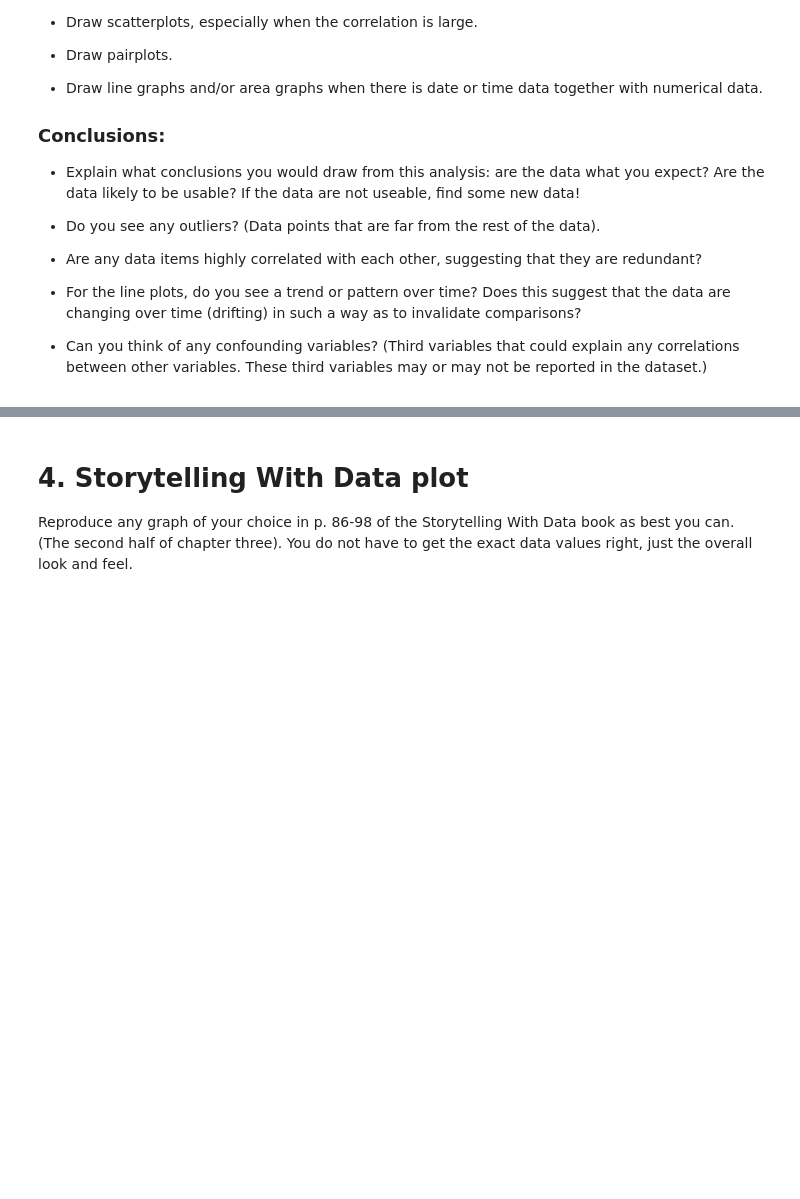
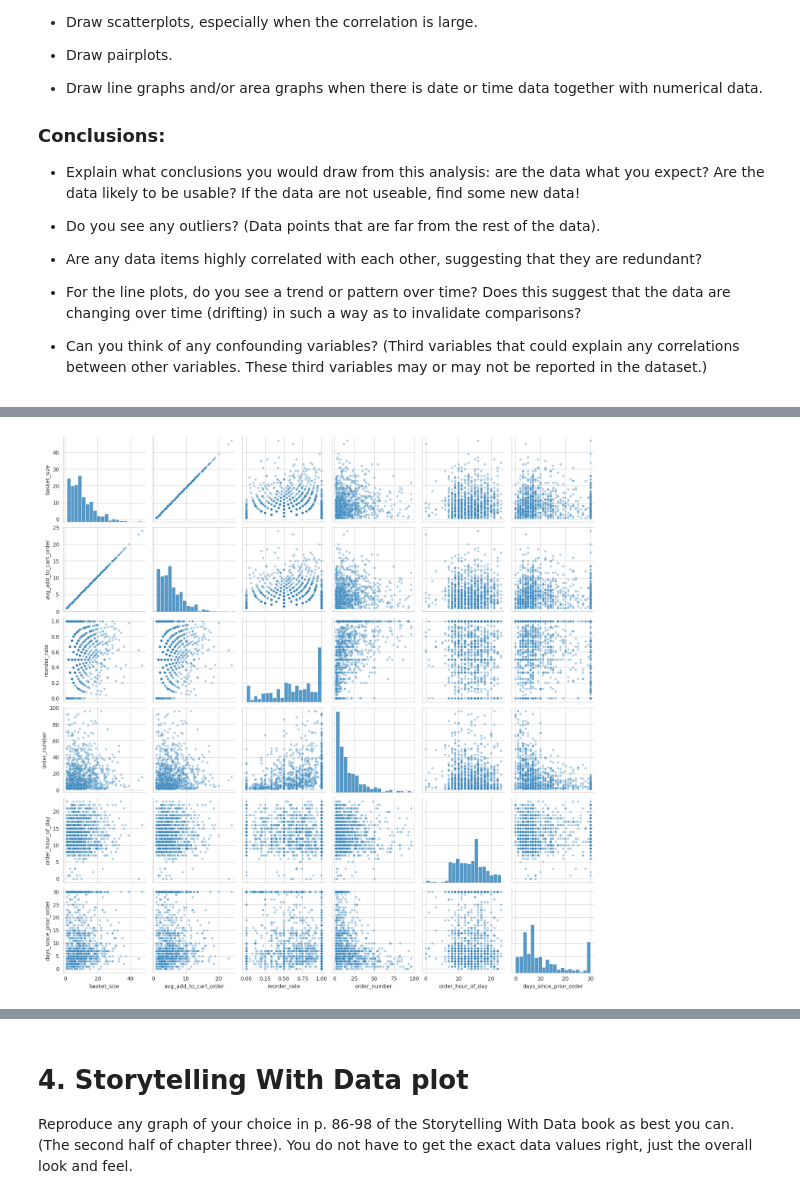
Before and after one commit to RevibeZ/DX699-Mod2-AI-for-Leaders, a Jupyter notebook: OMDS-ModB2-Week6-Pimentel-Erwin.ipynb, the cells around one changed output, grey strips where cells are left out. Saved outputs shown, nothing was run; the diff lists cells and outputs as text; code cells hidden in the pictures; blank space fills up the shorter version.

```diff
--- a/OMDS-ModB2-Week6-Pimentel-Erwin.ipynb
+++ b/OMDS-ModB2-Week6-Pimentel-Erwin.ipynb
@@ -90,0 +315,15 @@ This week, you will do the same types of exercises as last week, but you should
+# %%
+# Pairplot of selected variables
+# Sample data to keep pairplot readable
+pairplot_sample = analysis_df[corr_vars].dropna().sample(1000, random_state=42)
+
+sns.pairplot(
+    pairplot_sample,
+    diag_kind="hist",
+    plot_kws={"alpha":0.35, "s":20},
+    diag_kws={"bins":20}
+)
+
+plt.show()
+# %% [output]
+[figure, added]
```
Also changed, not shown: parts of 16 cells of this notebook.
